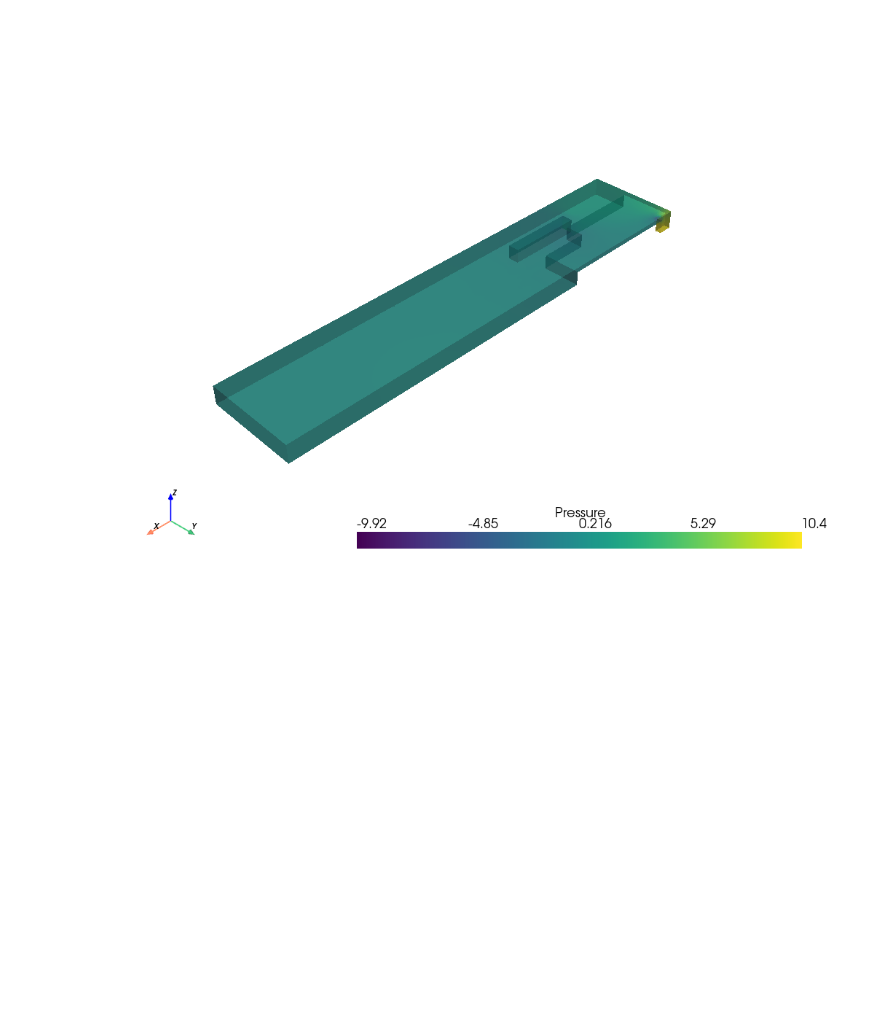
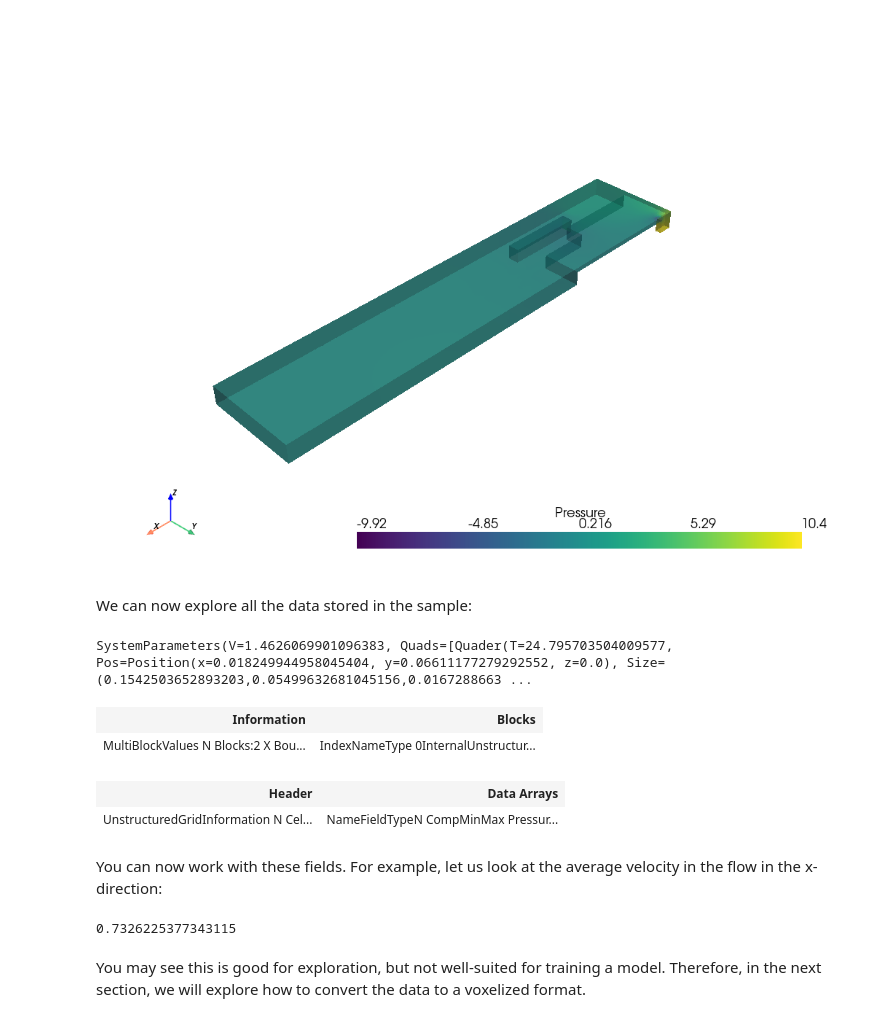
Before and after one commit to FirasDrasss/develop, a Jupyter notebook: docs/usage/getting_started.ipynb, the cells around one changed output. Cells and saved outputs as stored; diff of their text form; code cells hidden in the pictures; blank space fills up the shorter version.

```diff
--- a/docs/usage/getting_started.ipynb
+++ b/docs/usage/getting_started.ipynb
@@ -35,3 +35,27 @@ pv.set_jupyter_backend('static')
 ds_pv[0].plot_volume("Pressure")
 # %% [output]
 [figure]
+# %% [markdown]
+We can now explore all the data stored in the sample:
+# %%
+ds_pv[0].metadata
+# %% [output]
+SystemParameters(V=1.4626069901096383, Quads=[Quader(T=24.795703504009577, Pos=Position(x=0.018249944958045404, y=0.06611177279292552, z=0.0), Size=(0.1542503652893203,0.05499632681045156,0.0167288663 ...
+# %%
+ds_pv[0].volume_data[0][0]
+# %% [output]
+| Information | Blocks |
+| MultiBlockValues N Blocks:2 X Bou... | IndexNameType 0InternalUnstructur... |
+# %%
+ds_pv[0].volume_data[0][0][0]
+# %% [output]
+| Header | Data Arrays |
+| UnstructuredGridInformation N Cel... | NameFieldTypeN CompMinMax Pressur... |
+# %% [markdown]
+You can now work with these fields. For example, let us look at the average velocity in the flow in the x-direction:
+# %%
+ds_pv[0].volume_data[0][0][0].cell_data["Velocity_0"].mean()
+# %% [output]
+0.7326225377343115
+# %% [markdown]
+You may see this is good for exploration, but not well-suited for training a model. Therefore, in the next section, we will explore how to convert the data to a voxelized format.
```
Also changed, not shown: 1 other file.
